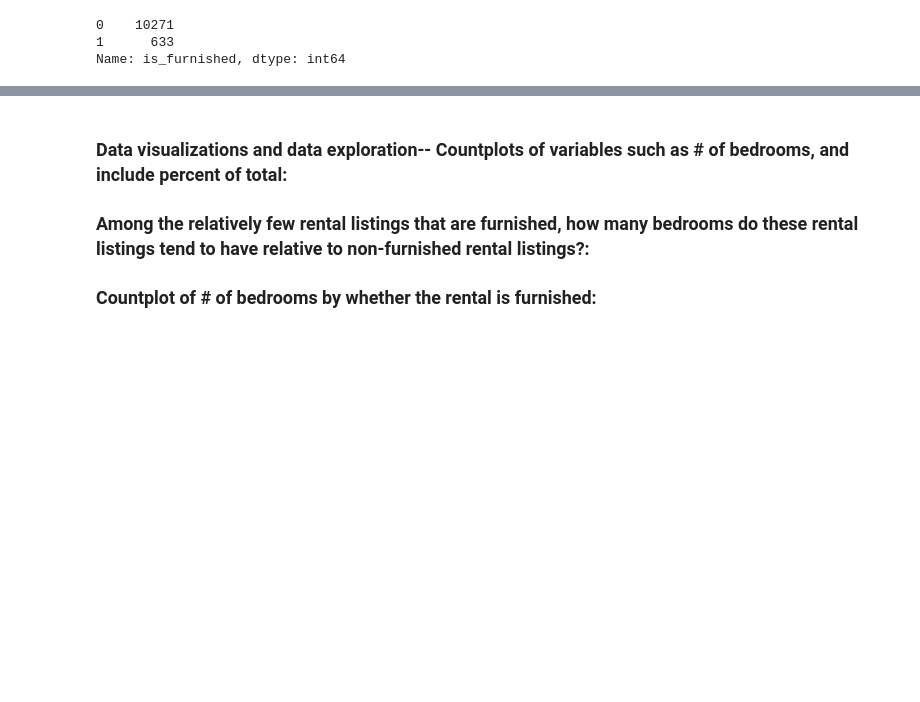
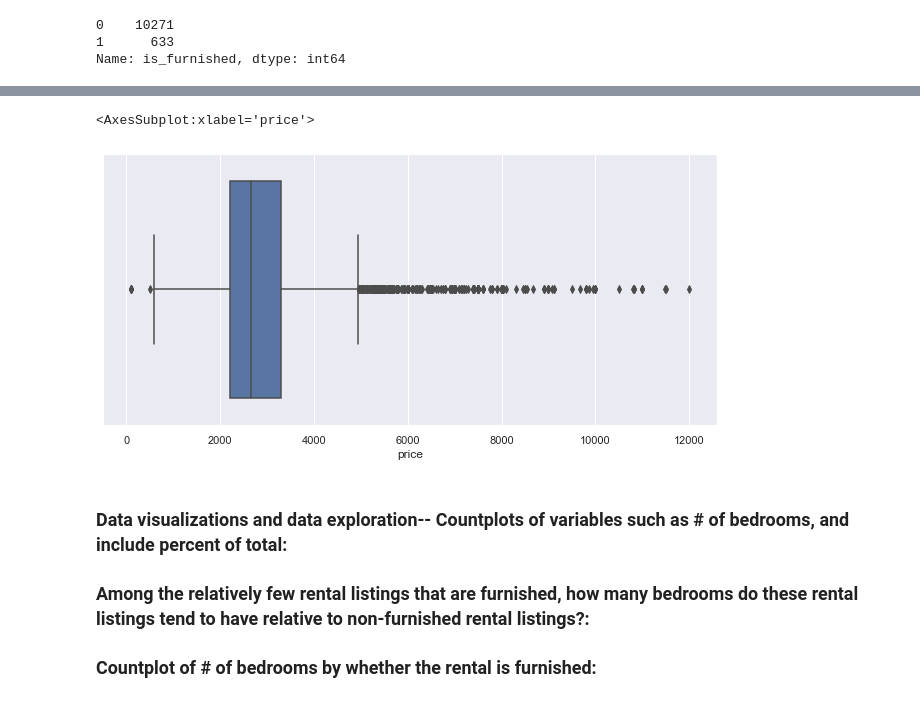
Before and after one commit to Kallen113/craigslist-webcrawler-and-rental-data-analysis, a Jupyter notebook: data_analysis/data_analysis.ipynb, the cells around one changed output, grey strips where cells are left out. Cells and saved outputs as stored; diff of their text form; code cells hidden in the pictures; blank space fills up the shorter version.

```diff
--- a/data_analysis/data_analysis.ipynb
+++ b/data_analysis/data_analysis.ipynb
@@ -232,3 +206,14 @@ Name: is_furnished, dtype: int64
+# %%
+# boxplot of rental prices by sub_region:
+def multiple_boxplot_subplot(df, col_to_plot, hue_option):
+    # use plt.subplots() to allow for multiple boxplots in same figure
+    fig, ax = plt.subplots(figsize=(11,5))
+    return sns.boxplot(data=df, x=col_to_plot, hue=hue_option, ax=ax)
+
+multiple_boxplot_subplot(df, 'price', 'sub_region')
+# %% [output]
+<AxesSubplot:xlabel='price'>
+[figure, added]
 # %% [markdown]
 ### Data visualizations and data exploration-- Countplots of variables such as # of bedrooms, and include percent of total:
 
```
Also changed, not shown: parts of 54 cells of this notebook, 18 other files.
